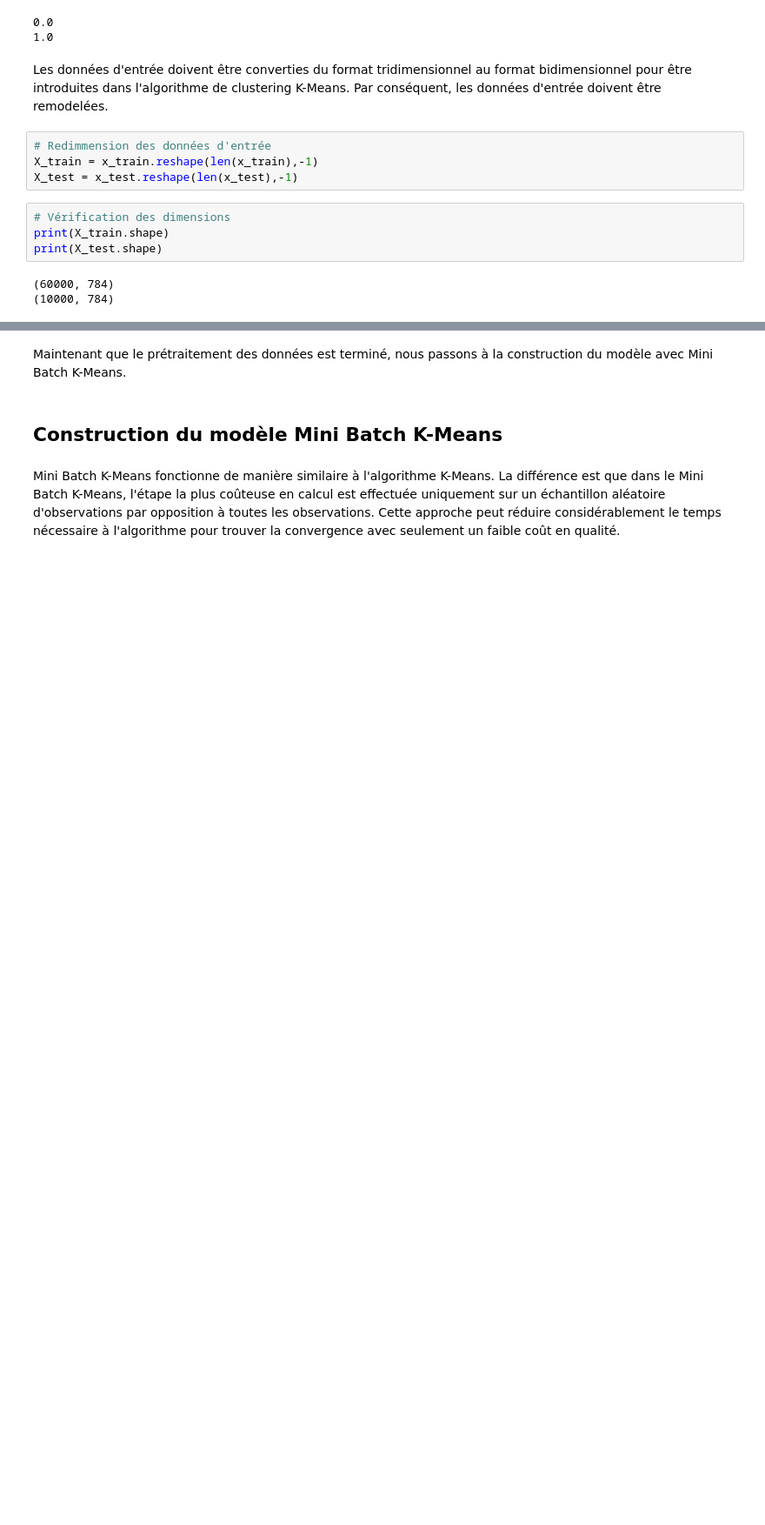
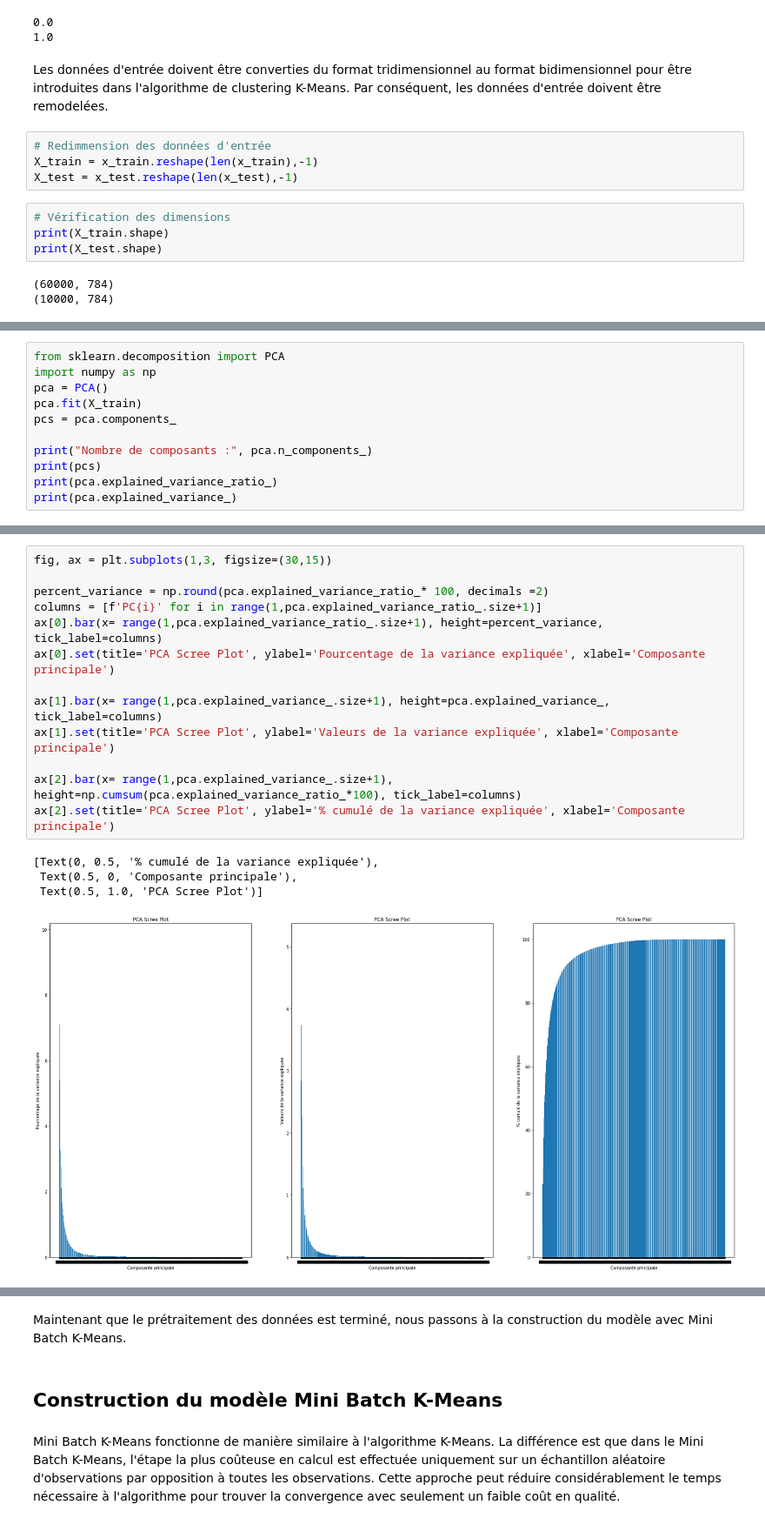
Before and after one commit to malikaO/Projet_perso_classification_image, a Jupyter notebook: Modèle2.ipynb, the cells around one changed output, grey strips where cells are left out. Shown at 87% size. Saved outputs shown, nothing was run; the diff lists cells and outputs as text; blank space fills up the shorter version.

```diff
--- a/Modèle2.ipynb
+++ b/Modèle2.ipynb
@@ -94,0 +97,11 @@ print(X_test.shape)
+# %%
+from sklearn.decomposition import PCA
+import numpy as np
+pca = PCA()
+pca.fit(X_train)
+pcs = pca.components_
+
+print("Nombre de composants :", pca.n_components_)
+print(pcs)
+print(pca.explained_variance_ratio_)
+print(pca.explained_variance_)
@@ -94,0 +126,18 @@ print(X_test.shape)
+# %%
+fig, ax = plt.subplots(1,3, figsize=(30,15))
+
+percent_variance = np.round(pca.explained_variance_ratio_* 100, decimals =2)
+columns = [f'PC{i}' for i in range(1,pca.explained_variance_ratio_.size+1)]
+ax[0].bar(x= range(1,pca.explained_variance_ratio_.size+1), height=percent_variance, tick_label=columns)
+ax[0].set(title='PCA Scree Plot', ylabel='Pourcentage de la variance expliquée', xlabel='Composante principale')
+
+ax[1].bar(x= range(1,pca.explained_variance_.size+1), height=pca.explained_variance_, tick_label=columns)
+ax[1].set(title='PCA Scree Plot', ylabel='Valeurs de la variance expliquée', xlabel='Composante principale')
+
+ax[2].bar(x= range(1,pca.explained_variance_.size+1), height=np.cumsum(pca.explained_variance_ratio_*100), tick_label=columns)
+ax[2].set(title='PCA Scree Plot', ylabel='% cumulé de la variance expliquée', xlabel='Composante principale')
+# %% [output]
+[Text(0, 0.5, '% cumulé de la variance expliquée'),
+ Text(0.5, 0, 'Composante principale'),
+ Text(0.5, 1.0, 'PCA Scree Plot')]
+[figure, added]
```
Also changed, not shown: parts of 44 cells of this notebook.
